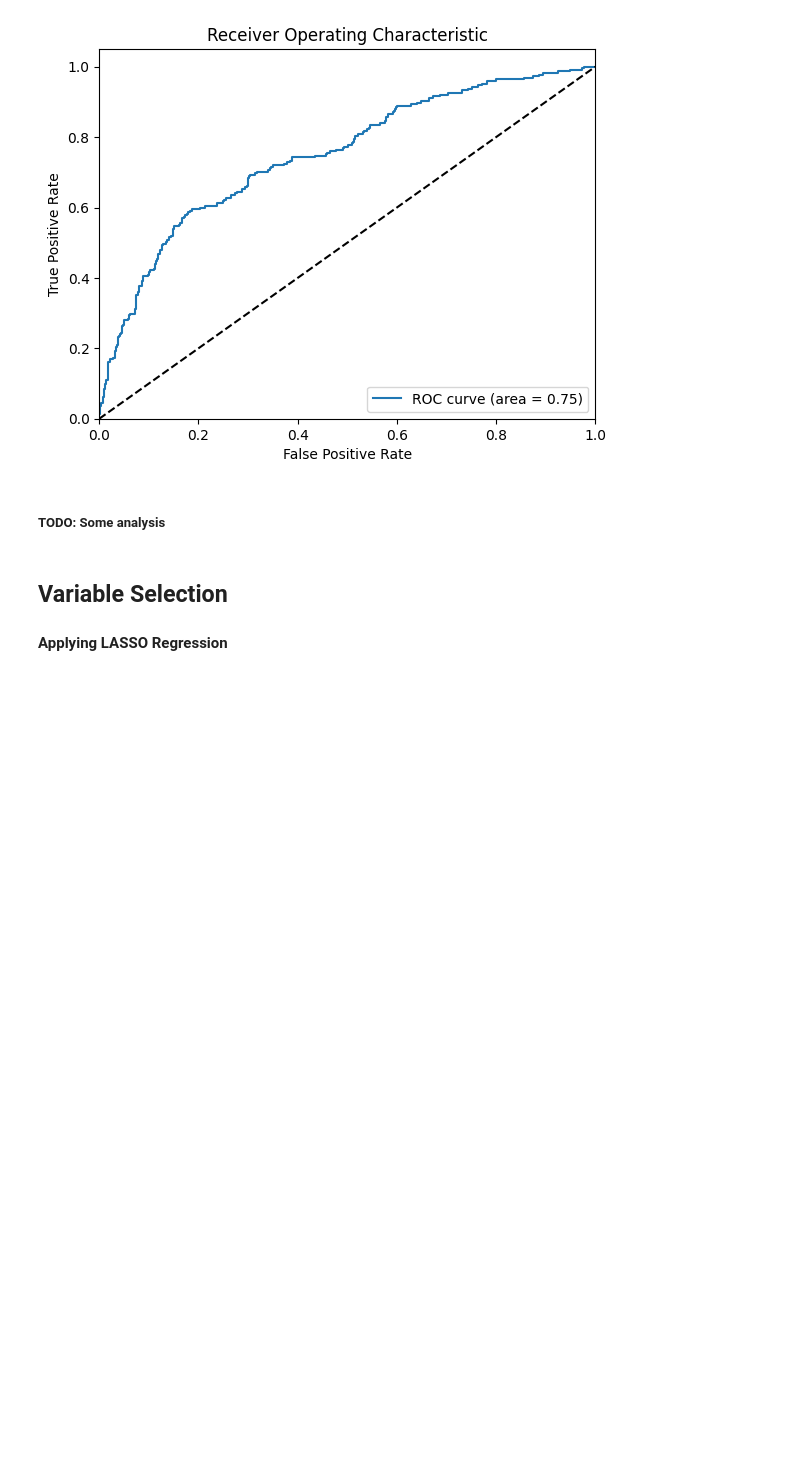
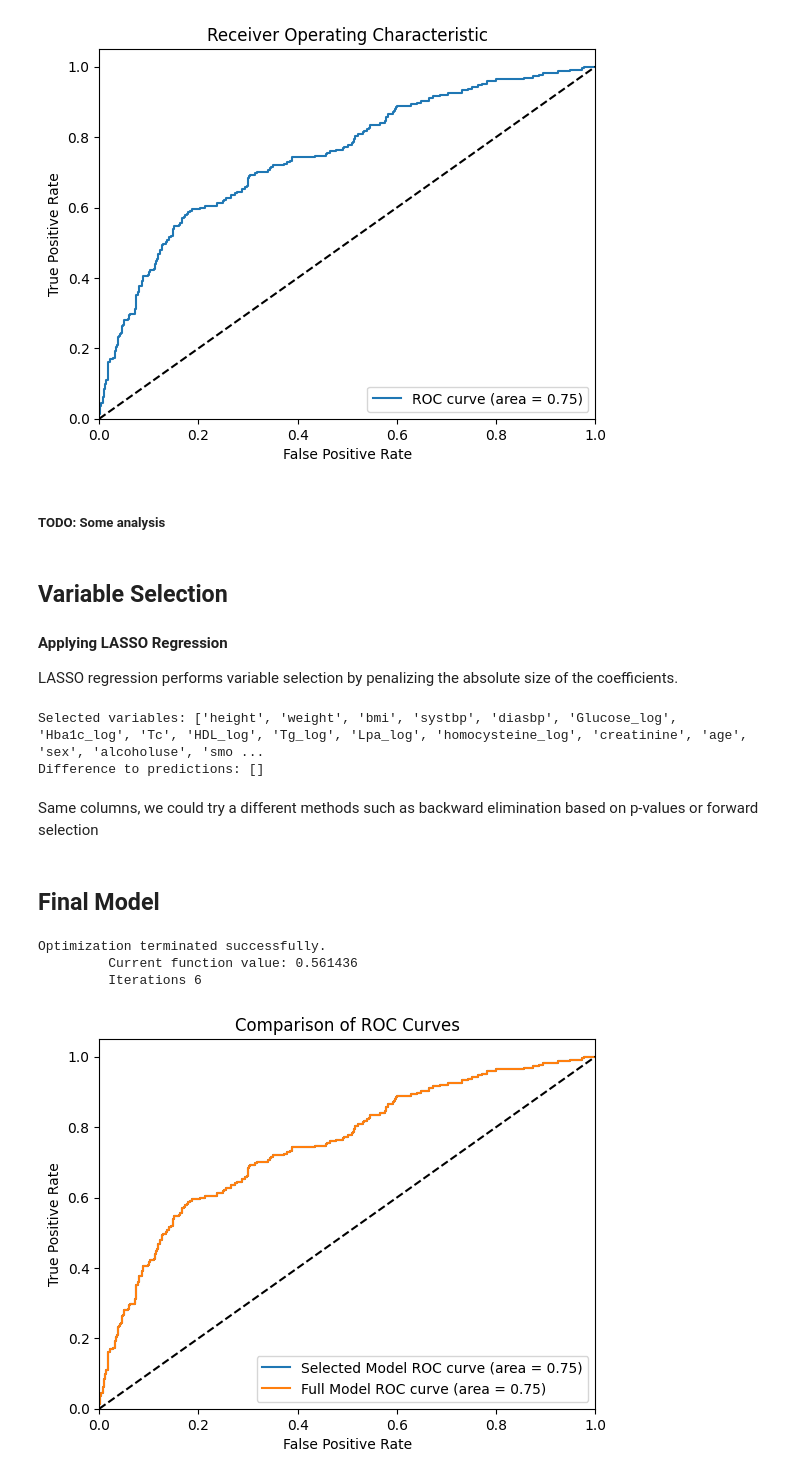
Before and after one commit to matiasto/Fundamentals-of-Data-Science-in-Medicine, a Jupyter notebook: week_2/main.ipynb, the cells around one changed output. Cells and saved outputs as stored; diff of their text form; code cells hidden in the pictures; blank space fills up the shorter version.

Commit message:
feat: varible selection and final model

```diff
--- a/week_2/main.ipynb
+++ b/week_2/main.ipynb
@@ -608,3 +608,53 @@ weighted avg       0.74      0.75      0.73       720
 # %% [markdown]
 ## Variable Selection
 #### Applying LASSO Regression
+LASSO regression performs variable selection by penalizing the absolute size of the coefficients.
+# %%
+from sklearn.linear_model import LogisticRegressionCV
+
+# LASSO (L1) regularization for variable selection
+lasso_model = LogisticRegressionCV(cv=5, penalty='l1', solver='saga',scoring='roc_auc', max_iter=10000)
+lasso_model.fit(X_train, y_train)
+
+coef = pd.Series(lasso_model.coef_[0], index=X_train.columns)
+
+# Selected variables (aka non-zero coefficients)
+selected_vars = coef[coef != 0].index.tolist()
+print("Selected variables:", selected_vars)
+print("Difference to predictions:", [x for x in selected_vars if x not in predictors])
+# %% [output]
+Selected variables: ['height', 'weight', 'bmi', 'systbp', 'diasbp', 'Glucose_log', 'Hba1c_log', 'Tc', 'HDL_log', 'Tg_log', 'Lpa_log', 'homocysteine_log', 'creatinine', 'age', 'sex', 'alcoholuse', 'smo ...
+Difference to predictions: []
+# %% [markdown]
+Same columns, we could try a different methods such as backward elimination based on p-values or forward selection
+# %% [markdown]
+## Final Model
+# %%
+X_train_selected = X_train[selected_vars]
+X_test_selected = X_test[selected_vars]
+
+model_selected = sm.Logit(y_train, X_train_selected)
+result_selected = model_selected.fit()
+
+y_pred_prob_selected = result_selected.predict(X_test_selected)
+y_pred_class_selected = [1 if x > 0.5 else 0 for x in y_pred_prob_selected]
+
+fpr_sel, tpr_sel, thresholds_sel = roc_curve(y_test, y_pred_prob_selected)
+roc_auc_sel = auc(fpr_sel, tpr_sel)
+
+plt.figure()
+plt.plot(fpr_sel, tpr_sel, label='Selected Model ROC curve (area = %0.2f)' % roc_auc_sel)
+plt.plot(fpr, tpr, label='Full Model ROC curve (area = %0.2f)' % roc_auc)
+plt.plot([0, 1], [0, 1], 'k--')  # Diagonal line
+plt.xlim([0.0, 1.0])
+plt.ylim([0.0, 1.05])
+plt.xlabel('False Positive Rate')
+plt.ylabel('True Positive Rate')
+plt.title('Comparison of ROC Curves')
+plt.legend(loc="lower right")
+plt.show()
+# %% [output]
+Optimization terminated successfully.
+         Current function value: 0.561436
+         Iterations 6
+[figure, added]
```
Also changed, not shown: parts of 1 cell of this notebook.
